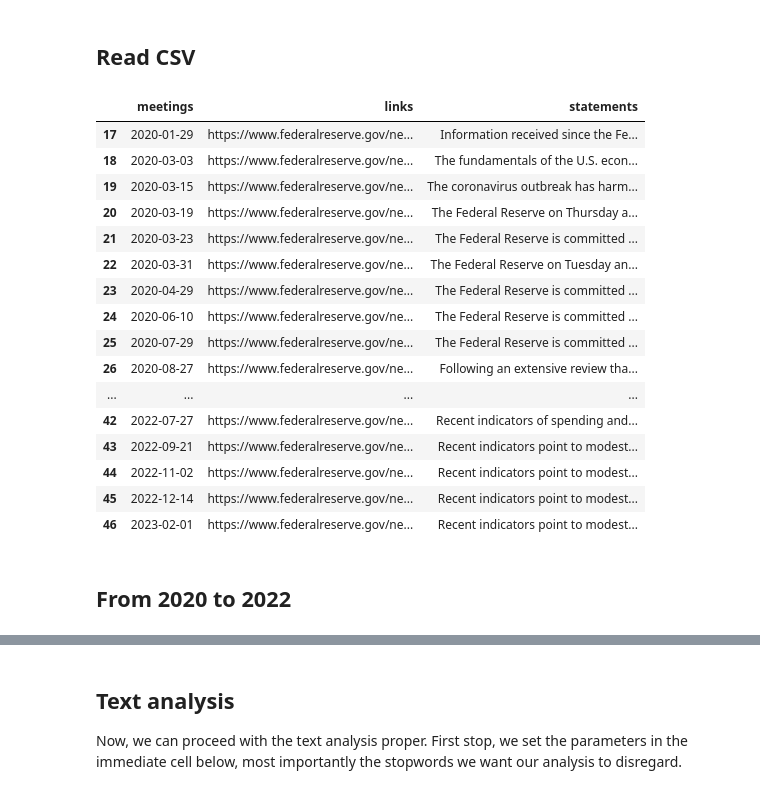
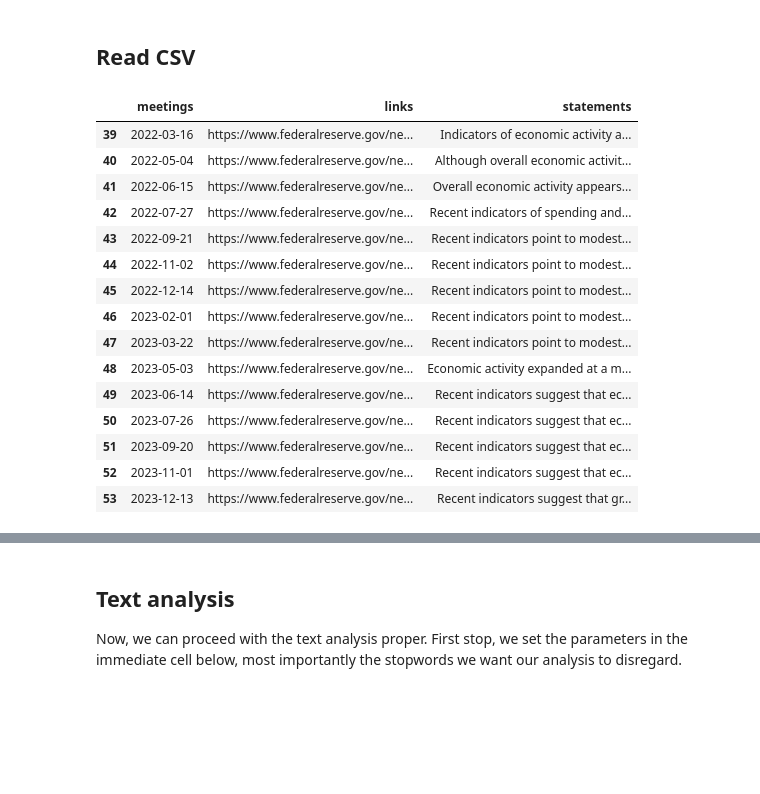
Before and after one commit to pmagtulis/fed-statement-scraper, a Jupyter notebook: fed-processing.ipynb, the cells around one changed output, grey strips where cells are left out. Saved outputs shown, nothing was run; the diff lists cells and outputs as text; code cells hidden in the pictures; blank space fills up the shorter version.

```diff
--- a/fed-processing.ipynb
+++ b/fed-processing.ipynb
@@ -16,24 +16,21 @@ import stopwordsiso as stopwords
 ## Read CSV
 # %%
 merged= pd.read_csv('merged.csv')
-merged.tail(30)
+merged.tail(15)
 # %% [output]
 |  | meetings | links | statements |
-| 17 | 2020-01-29 | https://www.federalreserve.gov/ne... | Information received since the Fe... |
-| 18 | 2020-03-03 | https://www.federalreserve.gov/ne... | The fundamentals of the U.S. econ... |
-| 19 | 2020-03-15 | https://www.federalreserve.gov/ne... | The coronavirus outbreak has harm... |
-| 20 | 2020-03-19 | https://www.federalreserve.gov/ne... | The Federal Reserve on Thursday a... |
-| 21 | 2020-03-23 | https://www.federalreserve.gov/ne... | The Federal Reserve is committed ... |
-| 22 | 2020-03-31 | https://www.federalreserve.gov/ne... | The Federal Reserve on Tuesday an... |
-| 23 | 2020-04-29 | https://www.federalreserve.gov/ne... | The Federal Reserve is committed ... |
-| 24 | 2020-06-10 | https://www.federalreserve.gov/ne... | The Federal Reserve is committed ... |
-| 25 | 2020-07-29 | https://www.federalreserve.gov/ne... | The Federal Reserve is committed ... |
-| 26 | 2020-08-27 | https://www.federalreserve.gov/ne... | Following an extensive review tha... |
-| ... | ... | ... | ... |
+| 39 | 2022-03-16 | https://www.federalreserve.gov/ne... | Indicators of economic activity a... |
+| 40 | 2022-05-04 | https://www.federalreserve.gov/ne... | Although overall economic activit... |
+| 41 | 2022-06-15 | https://www.federalreserve.gov/ne... | Overall economic activity appears... |
 | 42 | 2022-07-27 | https://www.federalreserve.gov/ne... | Recent indicators of spending and... |
 | 43 | 2022-09-21 | https://www.federalreserve.gov/ne... | Recent indicators point to modest... |
 | 44 | 2022-11-02 | https://www.federalreserve.gov/ne... | Recent indicators point to modest... |
 | 45 | 2022-12-14 | https://www.federalreserve.gov/ne... | Recent indicators point to modest... |
 | 46 | 2023-02-01 | https://www.federalreserve.gov/ne... | Recent indicators point to modest... |
+| 47 | 2023-03-22 | https://www.federalreserve.gov/ne... | Recent indicators point to modest... |
+| 48 | 2023-05-03 | https://www.federalreserve.gov/ne... | Economic activity expanded at a m... |
+| 49 | 2023-06-14 | https://www.federalreserve.gov/ne... | Recent indicators suggest that ec... |
+| 50 | 2023-07-26 | https://www.federalreserve.gov/ne... | Recent indicators suggest that ec... |
+| 51 | 2023-09-20 | https://www.federalreserve.gov/ne... | Recent indicators suggest that ec... |
+| 52 | 2023-11-01 | https://www.federalreserve.gov/ne... | Recent indicators suggest that ec... |
+| 53 | 2023-12-13 | https://www.federalreserve.gov/ne... | Recent indicators suggest that gr... |
-# %% [markdown]
-## From 2020 to 2022
```
Also changed, not shown: parts of 21 cells of this notebook, 2 other files.
